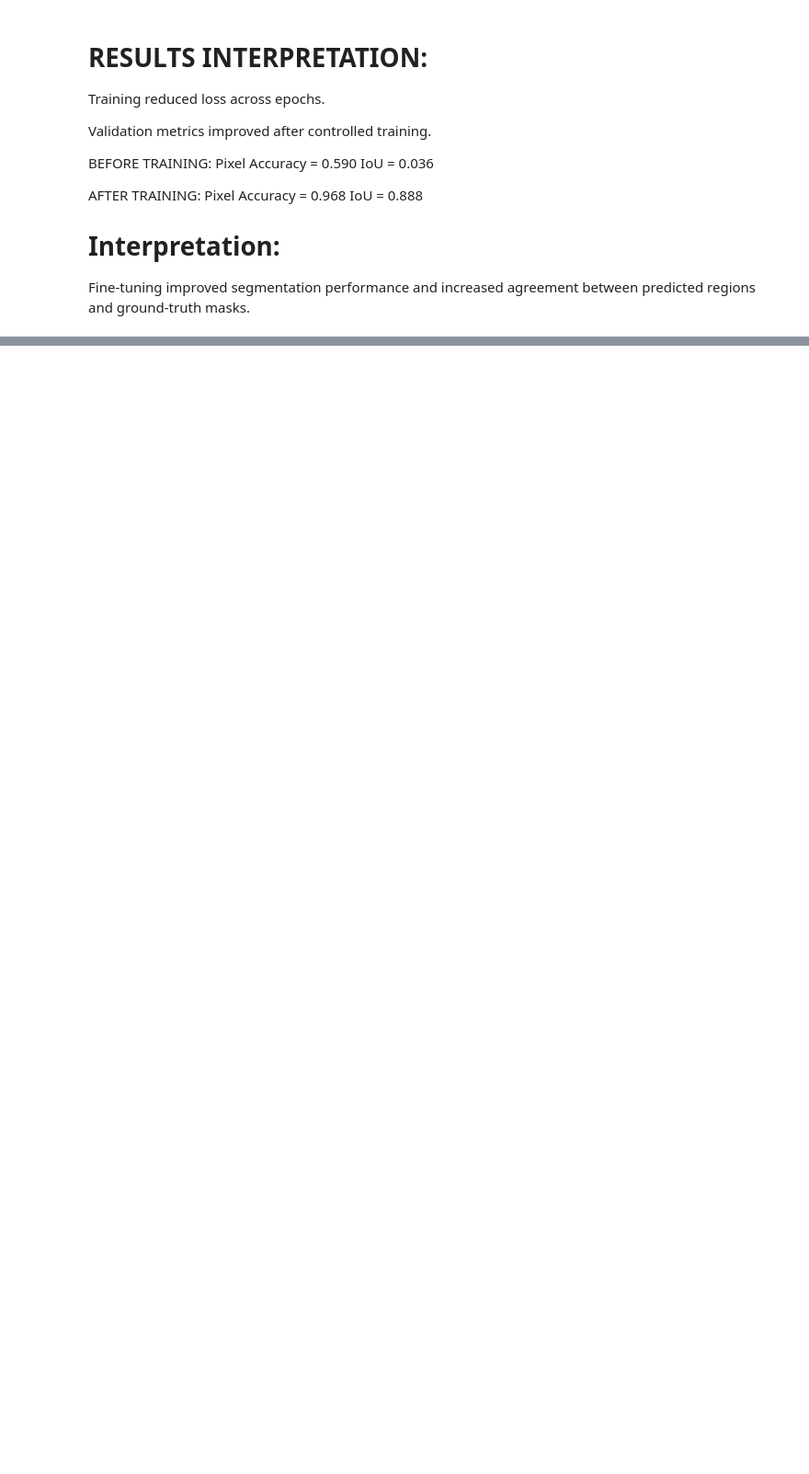
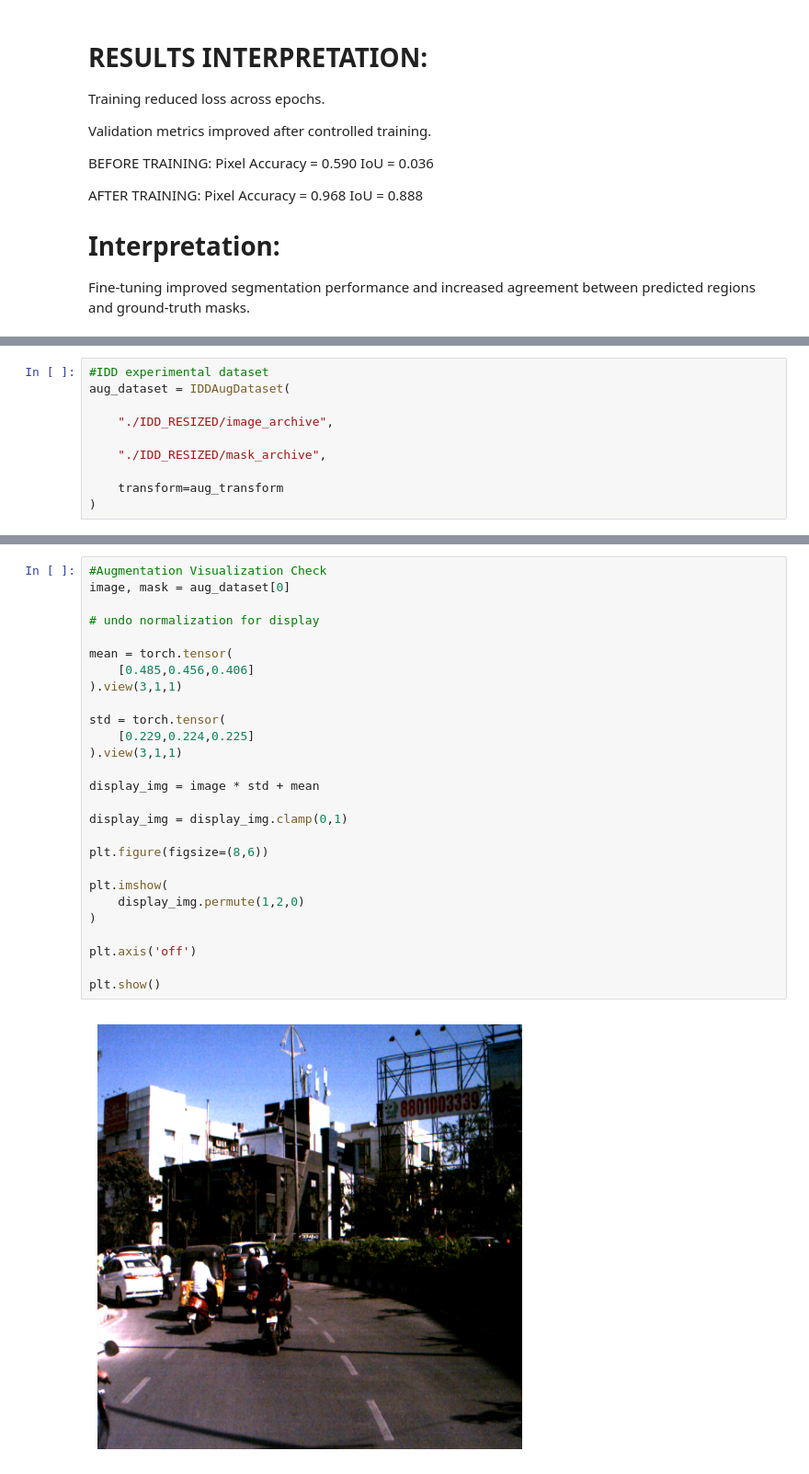
Before and after one commit to sohnaamie/gambia-semantic-segmentation, a Jupyter notebook: notebooks/deeplab_experiments.ipynb, the cells around one changed output, grey strips where cells are left out. Shown at 92% size. Saved outputs shown, nothing was run; the diff lists cells and outputs as text; blank space fills up the shorter version.

```diff
--- a/notebooks/deeplab_experiments.ipynb
+++ b/notebooks/deeplab_experiments.ipynb
@@ -912,0 +986,10 @@ Validation IoU: 0.8910541157459525
+# %%
+#IDD experimental dataset
+aug_dataset = IDDAugDataset(
+
+    "./IDD_RESIZED/image_archive",
+
+    "./IDD_RESIZED/mask_archive",
+
+    transform=aug_transform
+)
@@ -912,0 +1005,29 @@ Validation IoU: 0.8910541157459525
+# %%
+#Augmentation Visualization Check
+image, mask = aug_dataset[0]
+
+# undo normalization for display
+
+mean = torch.tensor(
+    [0.485,0.456,0.406]
+).view(3,1,1)
+
+std = torch.tensor(
+    [0.229,0.224,0.225]
+).view(3,1,1)
+
+display_img = image * std + mean
+
+display_img = display_img.clamp(0,1)
+
+plt.figure(figsize=(8,6))
+
+plt.imshow(
+    display_img.permute(1,2,0)
+)
+
+plt.axis('off')
+
+plt.show()
+# %% [output]
+[figure, added]
```
Also changed, not shown: parts of 24 cells of this notebook.
